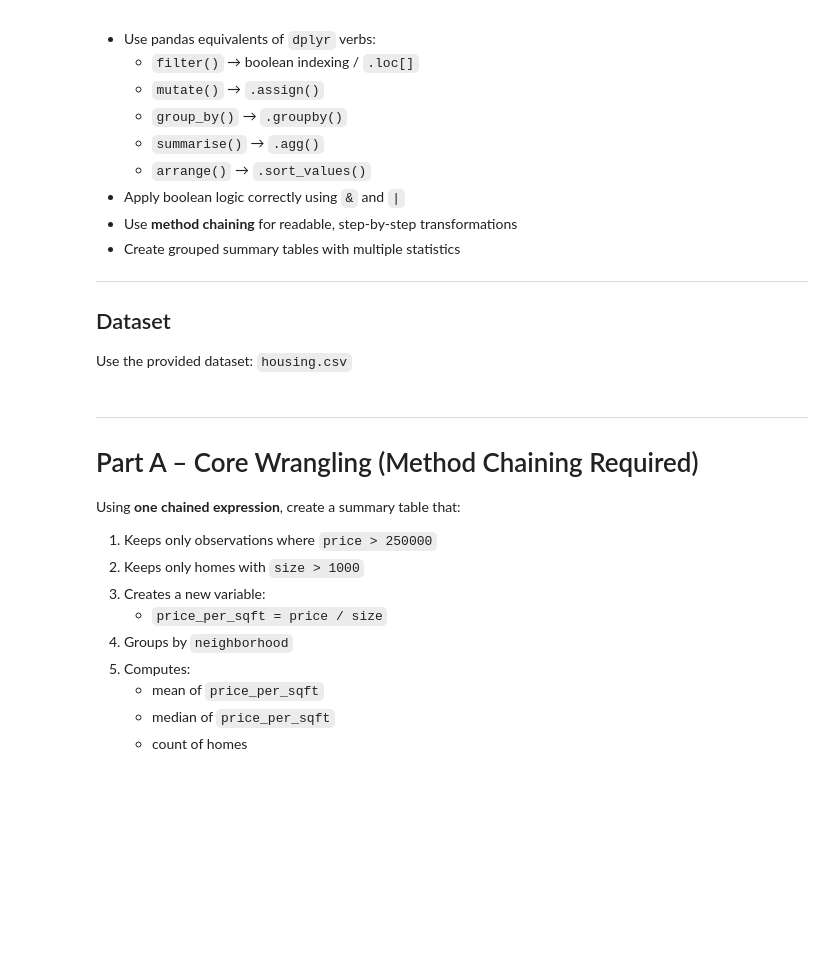
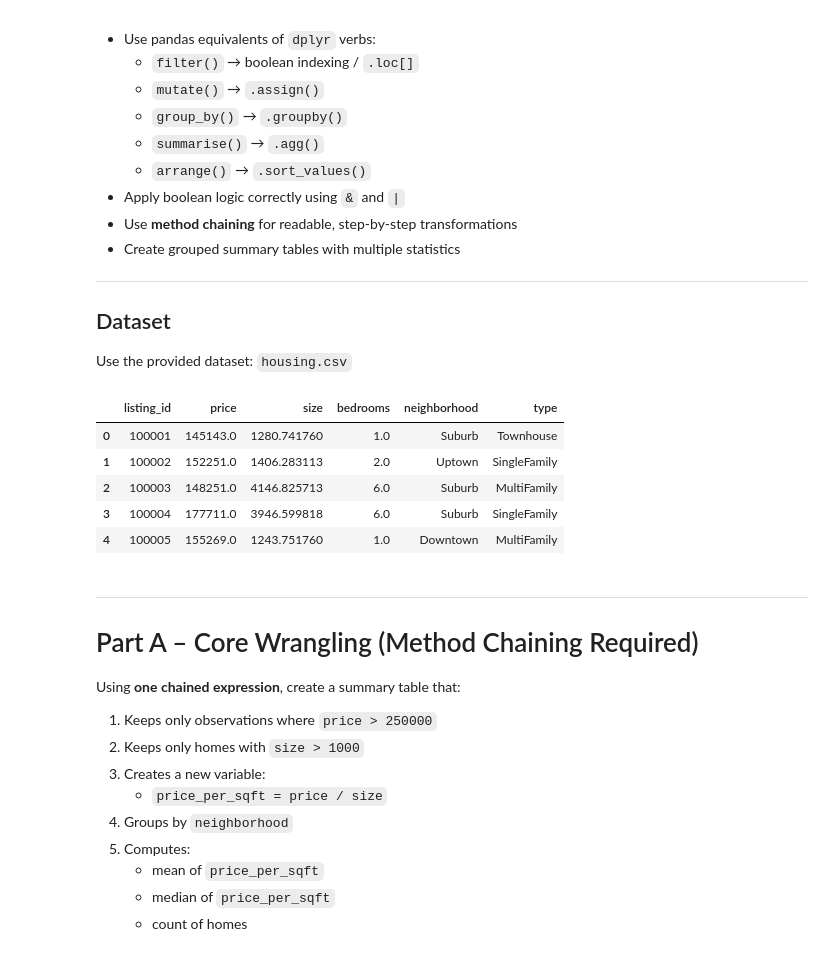
Before and after one commit to nikamade/Data201_MoniqueMadinkoEpseKamgui, a Jupyter notebook: assignment2.ipynb, the cells around one changed output. Saved outputs shown, nothing was run; the diff lists cells and outputs as text; code cells hidden in the pictures; blank space fills up the shorter version.

```diff
--- a/assignment2.ipynb
+++ b/assignment2.ipynb
@@ -30,3 +30,12 @@ df = pd.read_csv("housing.csv")
+# %%
+df.head()
+# %% [output]
+|  | listing_id | price | size | bedrooms | neighborhood | type |
+| 0 | 100001 | 145143.0 | 1280.741760 | 1.0 | Suburb | Townhouse |
+| 1 | 100002 | 152251.0 | 1406.283113 | 2.0 | Uptown | SingleFamily |
+| 2 | 100003 | 148251.0 | 4146.825713 | 6.0 | Suburb | MultiFamily |
+| 3 | 100004 | 177711.0 | 3946.599818 | 6.0 | Suburb | SingleFamily |
+| 4 | 100005 | 155269.0 | 1243.751760 | 1.0 | Downtown | MultiFamily |
 # %% [markdown]
 ---
 
```
Also changed, not shown: parts of 13 cells of this notebook.
